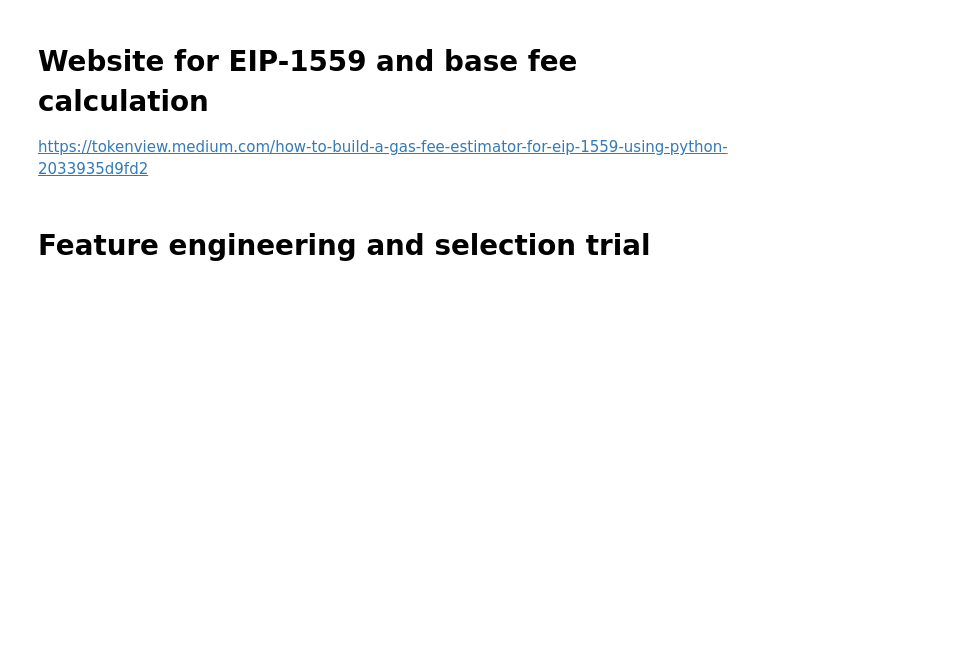
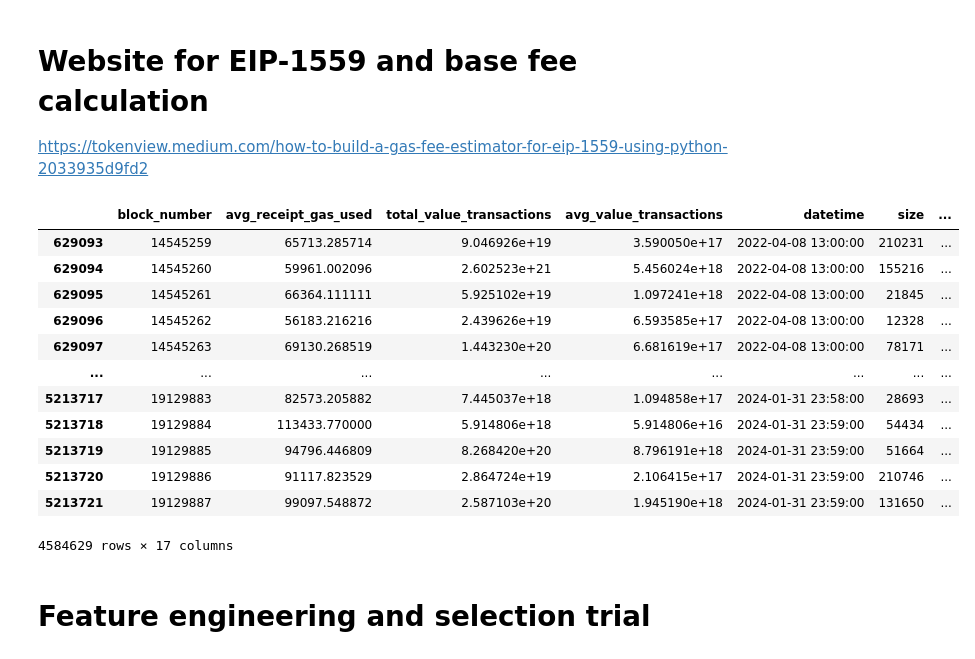
Before and after one commit to Ro0k1e/ethereum_gas_price_prediction, a Jupyter notebook: block_level_catboost.ipynb, the cells around one changed output. Saved outputs shown, nothing was run; the diff lists cells and outputs as text; code cells hidden in the pictures; blank space fills up the shorter version.

```diff
--- a/block_level_catboost.ipynb
+++ b/block_level_catboost.ipynb
@@ -26,6 +26,22 @@ df = df[['block_number', 'avg_receipt_gas_used', 'total_value_transactions',
 df = df[df['datetime'] >= '2022-04-08 13:00:00']
 # %%
 df['total_value_transactions'] = df['total_value_transactions'].apply(lambda x: float(x))
+# %%
+df
+# %% [output]
+|  | block_number | avg_receipt_gas_used | total_value_transactions | avg_value_transactions | datetime | size | ... |
+| 629093 | 14545259 | 65713.285714 | 9.046926e+19 | 3.590050e+17 | 2022-04-08 13:00:00 | 210231 | ... |
+| 629094 | 14545260 | 59961.002096 | 2.602523e+21 | 5.456024e+18 | 2022-04-08 13:00:00 | 155216 | ... |
+| 629095 | 14545261 | 66364.111111 | 5.925102e+19 | 1.097241e+18 | 2022-04-08 13:00:00 | 21845 | ... |
+| 629096 | 14545262 | 56183.216216 | 2.439626e+19 | 6.593585e+17 | 2022-04-08 13:00:00 | 12328 | ... |
+| 629097 | 14545263 | 69130.268519 | 1.443230e+20 | 6.681619e+17 | 2022-04-08 13:00:00 | 78171 | ... |
+| ... | ... | ... | ... | ... | ... | ... | ... |
+| 5213717 | 19129883 | 82573.205882 | 7.445037e+18 | 1.094858e+17 | 2024-01-31 23:58:00 | 28693 | ... |
+| 5213718 | 19129884 | 113433.770000 | 5.914806e+18 | 5.914806e+16 | 2024-01-31 23:59:00 | 54434 | ... |
+| 5213719 | 19129885 | 94796.446809 | 8.268420e+20 | 8.796191e+18 | 2024-01-31 23:59:00 | 51664 | ... |
+| 5213720 | 19129886 | 91117.823529 | 2.864724e+19 | 2.106415e+17 | 2024-01-31 23:59:00 | 210746 | ... |
+| 5213721 | 19129887 | 99097.548872 | 2.587103e+20 | 1.945190e+18 | 2024-01-31 23:59:00 | 131650 | ... |
+4584629 rows × 17 columns
 # %% [markdown]
 # Feature engineering and selection trial
 # %%
```
Also changed, not shown: parts of 30 cells of this notebook.
